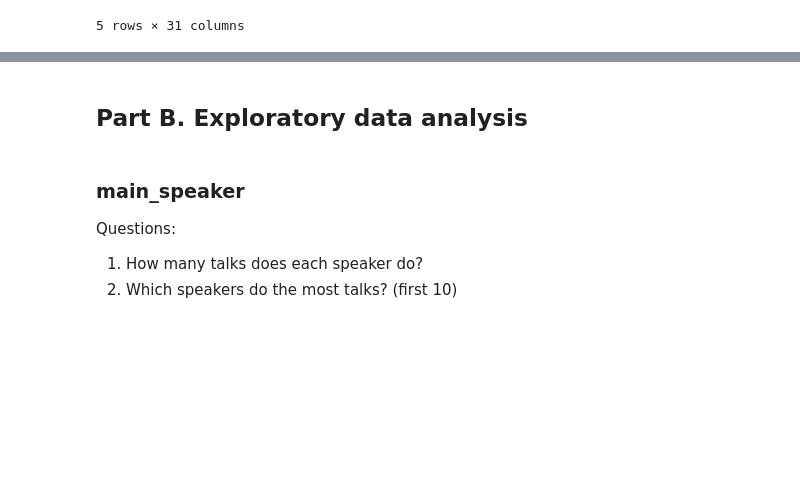
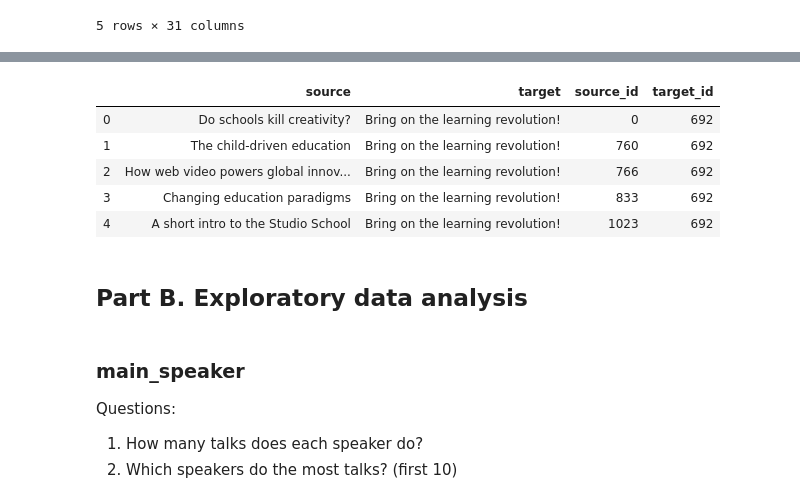
Before and after one commit to tedtalksviz/tedtalksviz.github.io, a Jupyter notebook: Exploratory data analysis.ipynb, the cells around one changed output, grey strips where cells are left out. Saved outputs shown, nothing was run; the diff lists cells and outputs as text; code cells hidden in the pictures; blank space fills up the shorter version.

```diff
--- a/Exploratory data analysis.ipynb
+++ b/Exploratory data analysis.ipynb
@@ -223,0 +238,14 @@ nx.draw(talksG, with_labels=False)
+# %%
+# Give ids
+df['id'] = df.index
+edges = edges.merge(df, left_on='source', right_on='title')[['source', 'target', 'id']]
+edges = edges.merge(df, left_on='target', right_on='title')[['source', 'target', 'id_x', 'id_y']]
+edges.rename(columns={'id_x': 'source_id', 'id_y': 'target_id'}, inplace=True)
+edges.head(5)
+# %% [output]
+|  | source | target | source_id | target_id |
+| 0 | Do schools kill creativity? | Bring on the learning revolution! | 0 | 692 |
+| 1 | The child-driven education | Bring on the learning revolution! | 760 | 692 |
+| 2 | How web video powers global innov... | Bring on the learning revolution! | 766 | 692 |
+| 3 | Changing education paradigms | Bring on the learning revolution! | 833 | 692 |
+| 4 | A short intro to the Studio School | Bring on the learning revolution! | 1023 | 692 |
```
Also changed, not shown: parts of 9 cells of this notebook, 5 other files.
